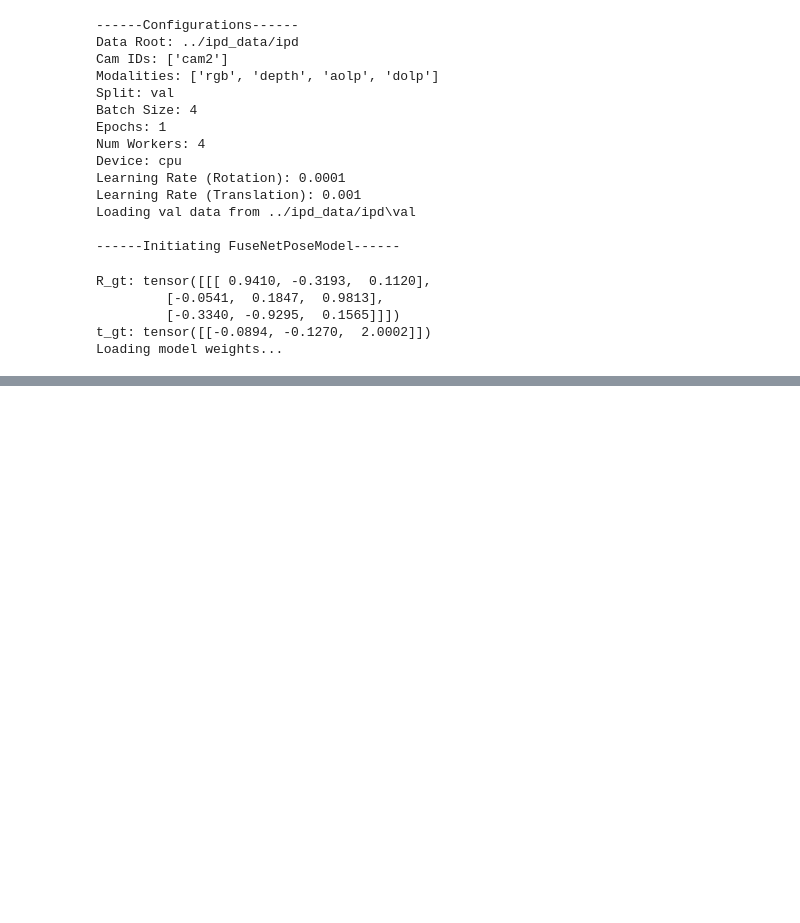
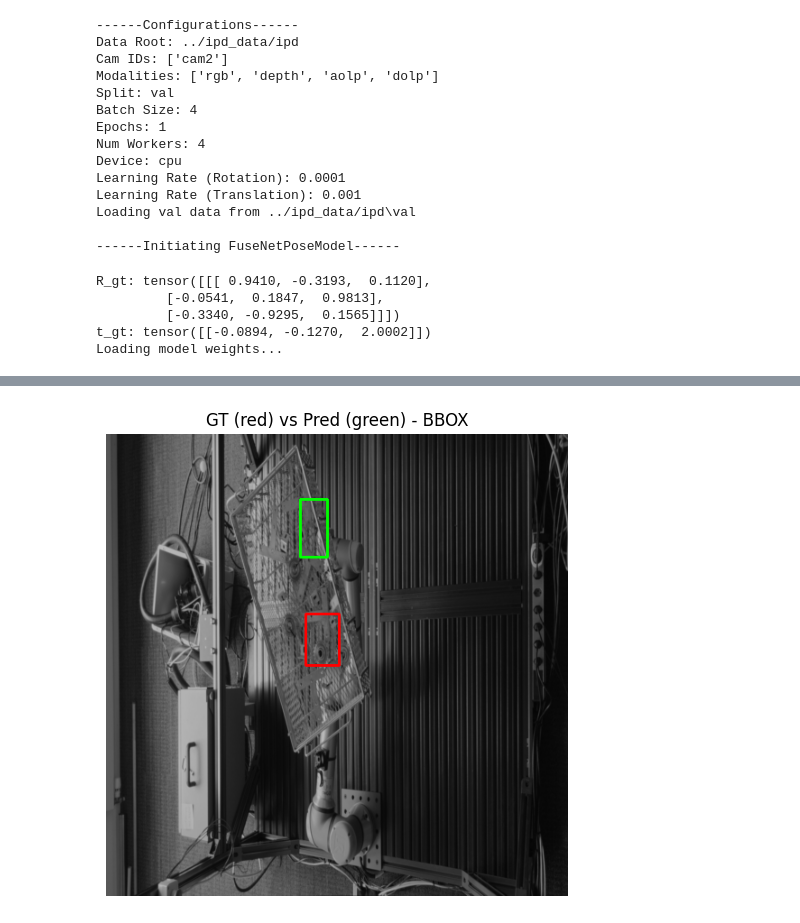
Before and after one commit to Anto1Roy/DL_Final_Project, a Jupyter notebook: Notebooks/visualization.ipynb, the cells around one changed output, grey strips where cells are left out. Cells and saved outputs as stored; diff of their text form; code cells hidden in the pictures; blank space fills up the shorter version.

```diff
--- a/Notebooks/visualization.ipynb
+++ b/Notebooks/visualization.ipynb
@@ -158,7 +160,7 @@ def draw_bbox_from_pose(image, R, t, K, size=(0.1, 0.1, 0.1), label="", color=(2
     return img
 
 # Load a sample
-x, R_gt, t_gt, K = dataset[1]
+x, R_gt, t_gt, K = dataset[0]
 x = x.unsqueeze(0).to(device)
 R_gt = R_gt.unsqueeze(0).to(device)
 t_gt = t_gt.unsqueeze(0).to(device)
@@ -216,0 +223 @@ Loading model weights...
+[figure, added]
```
Also changed, not shown: parts of 2 cells of this notebook, 3 other files.
